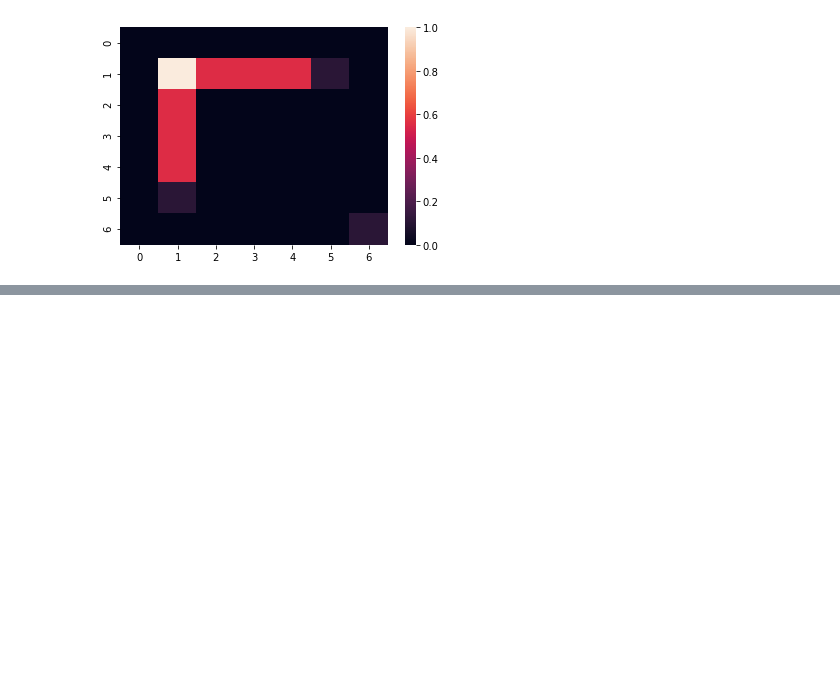
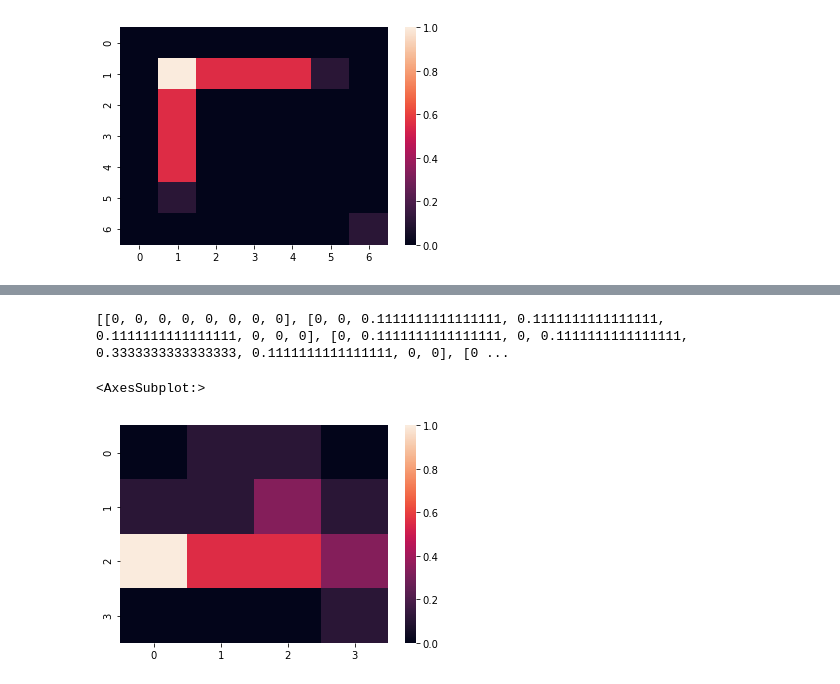
Before and after one commit to ybuchmeier/KI_Sem5, a Jupyter notebook: Uebungsblatt.ipynb, the cells around one changed output, grey strips where cells are left out. Cells and saved outputs as stored; diff of their text form; code cells hidden in the pictures; blank space fills up the shorter version.

```diff
--- a/Uebungsblatt.ipynb
+++ b/Uebungsblatt.ipynb
@@ -294,0 +319,8 @@ _ = heatmap(prepare_for_heatmap(ergMa, 4, 4))
+# %%
+dreieckPooling = pooling(dreieckReluH)
+dreieckPoolingH = prepare_for_heatmap(dreieckPooling, 4, 4)
+heatmap(dreieckPoolingH)
+# %% [output]
+[[0, 0, 0, 0, 0, 0, 0, 0], [0, 0, 0.1111111111111111, 0.1111111111111111, 0.1111111111111111, 0, 0, 0], [0, 0.1111111111111111, 0, 0.1111111111111111, 0.3333333333333333, 0.1111111111111111, 0, 0], [0 ...
+<AxesSubplot:>
+[figure, added]
```
Also changed, not shown: parts of 23 cells of this notebook.
